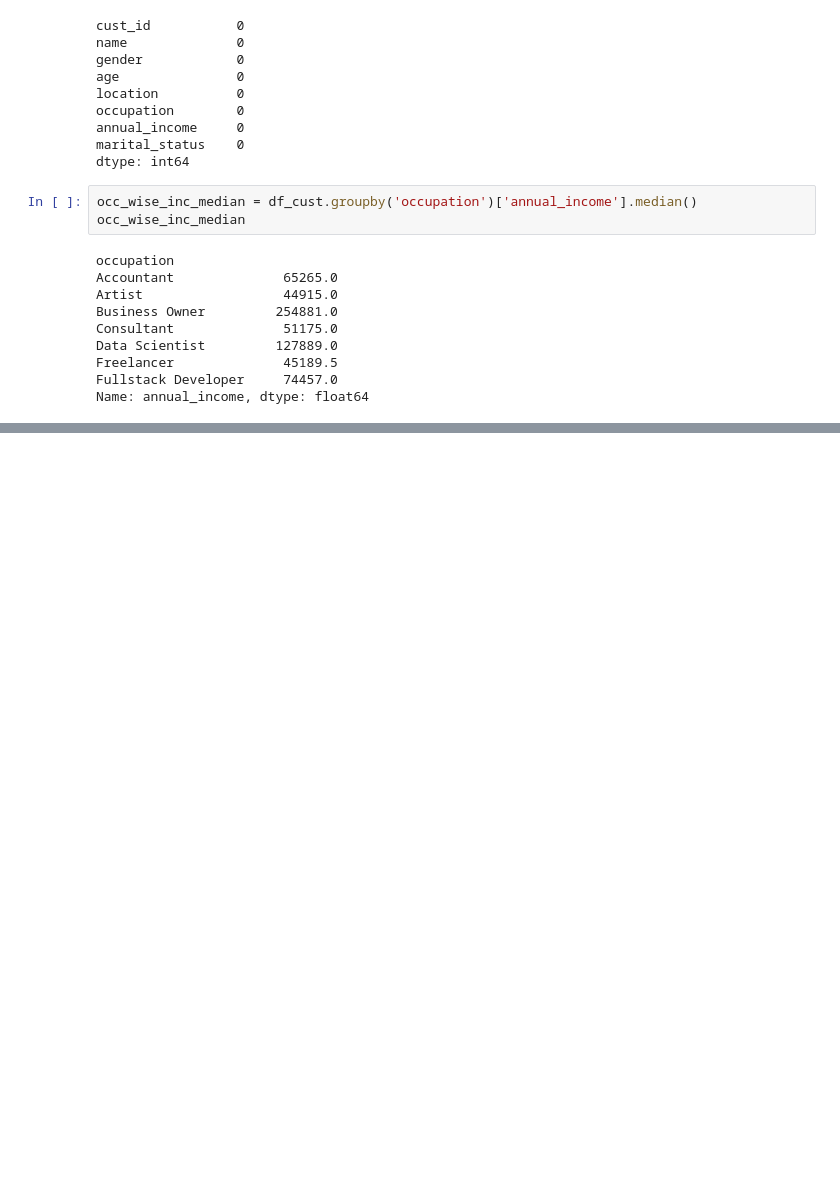
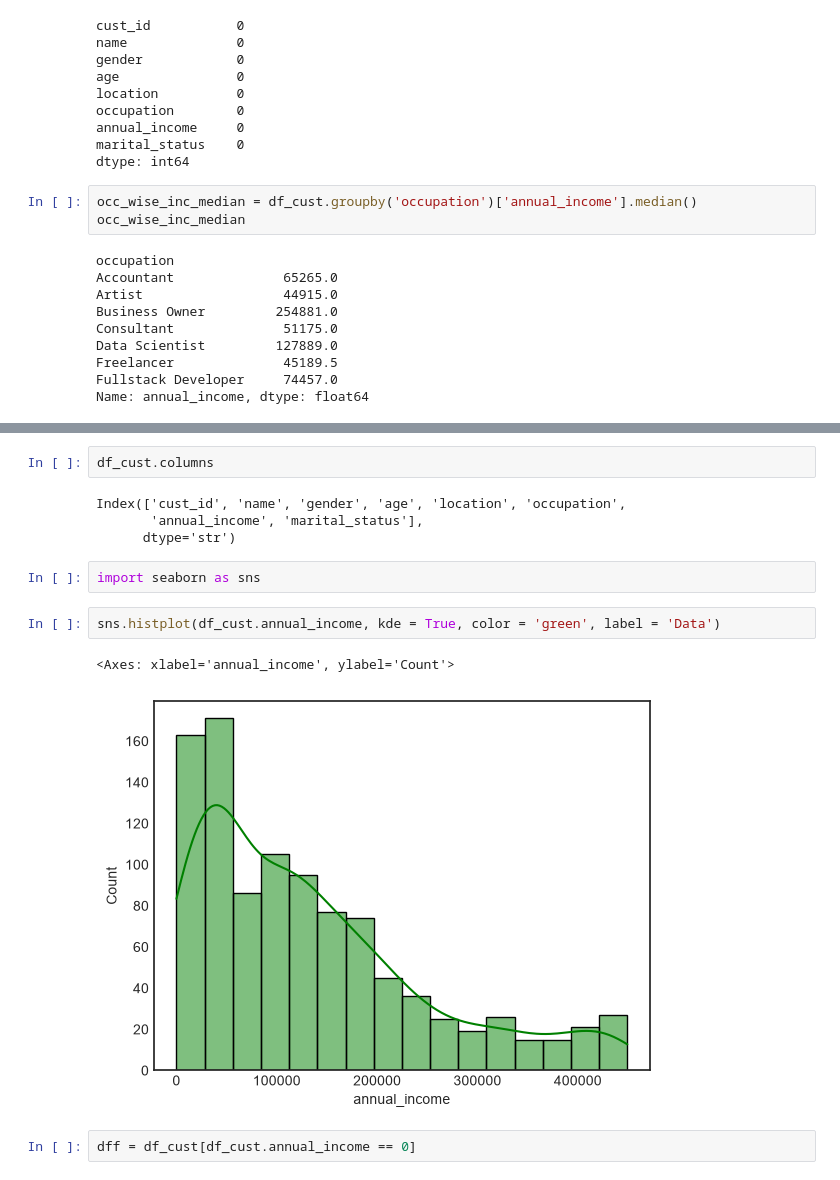
Before and after one commit to vaibhavavhad264/data_science, a Jupyter notebook: Bank Project/some pre analysis.ipynb, the cells around one changed output, grey strips where cells are left out. Saved outputs shown, nothing was run; the diff lists cells and outputs as text; blank space fills up the shorter version.

```diff
--- a/Bank Project/some pre analysis.ipynb
+++ b/Bank Project/some pre analysis.ipynb
@@ -95,0 +152,15 @@ df_cust
+# %%
+df_cust.columns
+# %% [output]
+Index(['cust_id', 'name', 'gender', 'age', 'location', 'occupation',
+       'annual_income', 'marital_status'],
+      dtype='str')
+# %%
+import seaborn as sns
+# %%
+sns.histplot(df_cust.annual_income, kde = True, color = 'green', label = 'Data')
+# %% [output]
+<Axes: xlabel='annual_income', ylabel='Count'>
+[figure, added]
+# %%
+dff = df_cust[df_cust.annual_income == 0]
```
Also changed, not shown: parts of 57 cells of this notebook.
